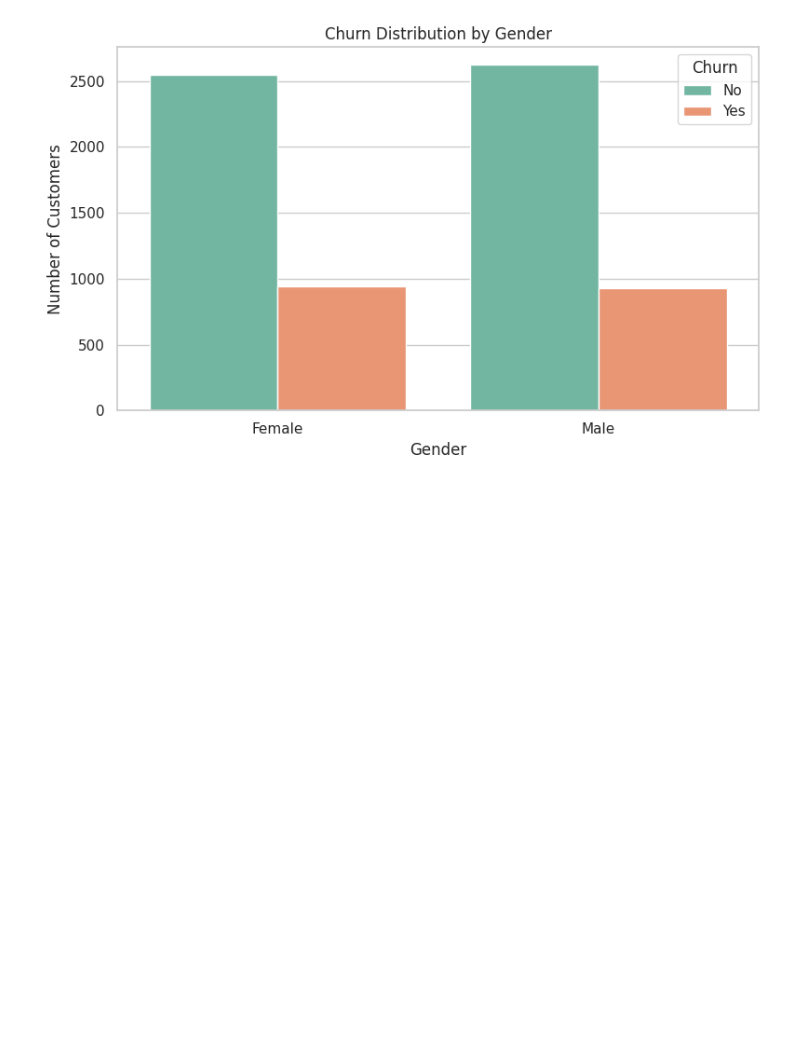
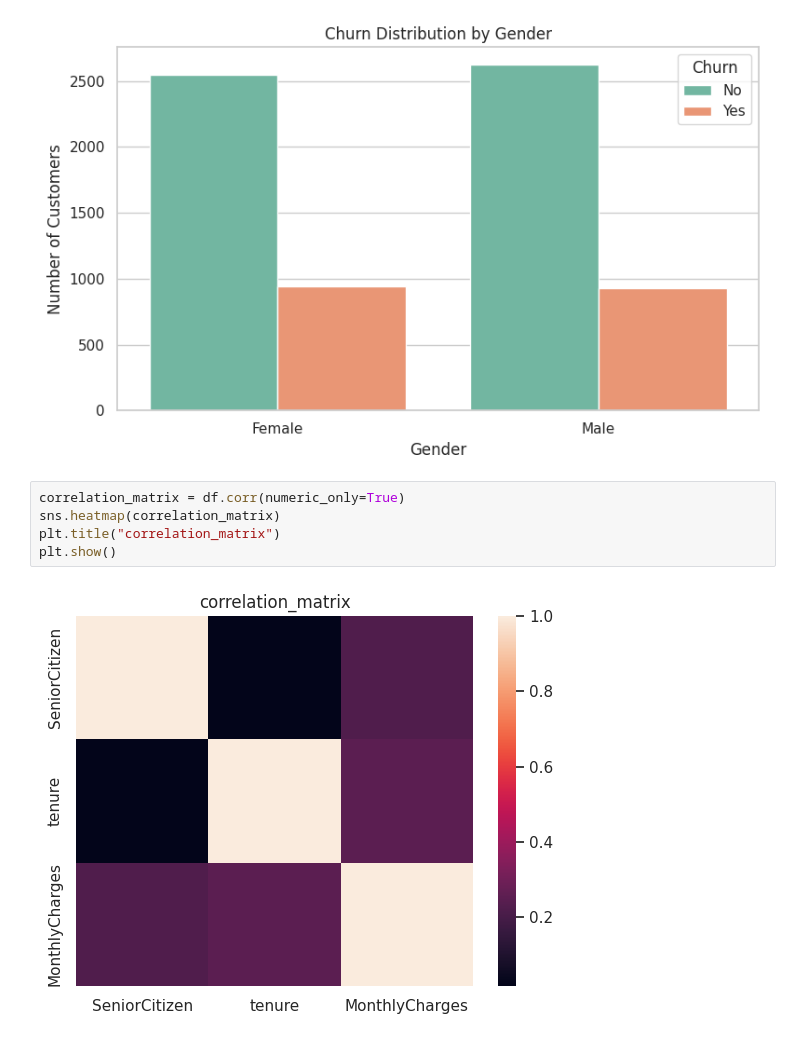
Before and after one commit to ARUNAGIRINATHAN-K/Data-Analyst-Project-Portfolio, a Jupyter notebook: Customer_Churn_Analysis/notebooks/02_eda.ipynb, the cells around one changed output. Cells and saved outputs as stored; diff of their text form; blank space fills up the shorter version.

```diff
--- a/Customer_Churn_Analysis/notebooks/02_eda.ipynb
+++ b/Customer_Churn_Analysis/notebooks/02_eda.ipynb
@@ -24,3 +24,10 @@ plt.tight_layout()
 plt.show()
 # %% [output]
 [figure]
+# %%
+correlation_matrix = df.corr(numeric_only=True)
+sns.heatmap(correlation_matrix)
+plt.title("correlation_matrix")
+plt.show()
+# %% [output]
+[figure, added]
```
